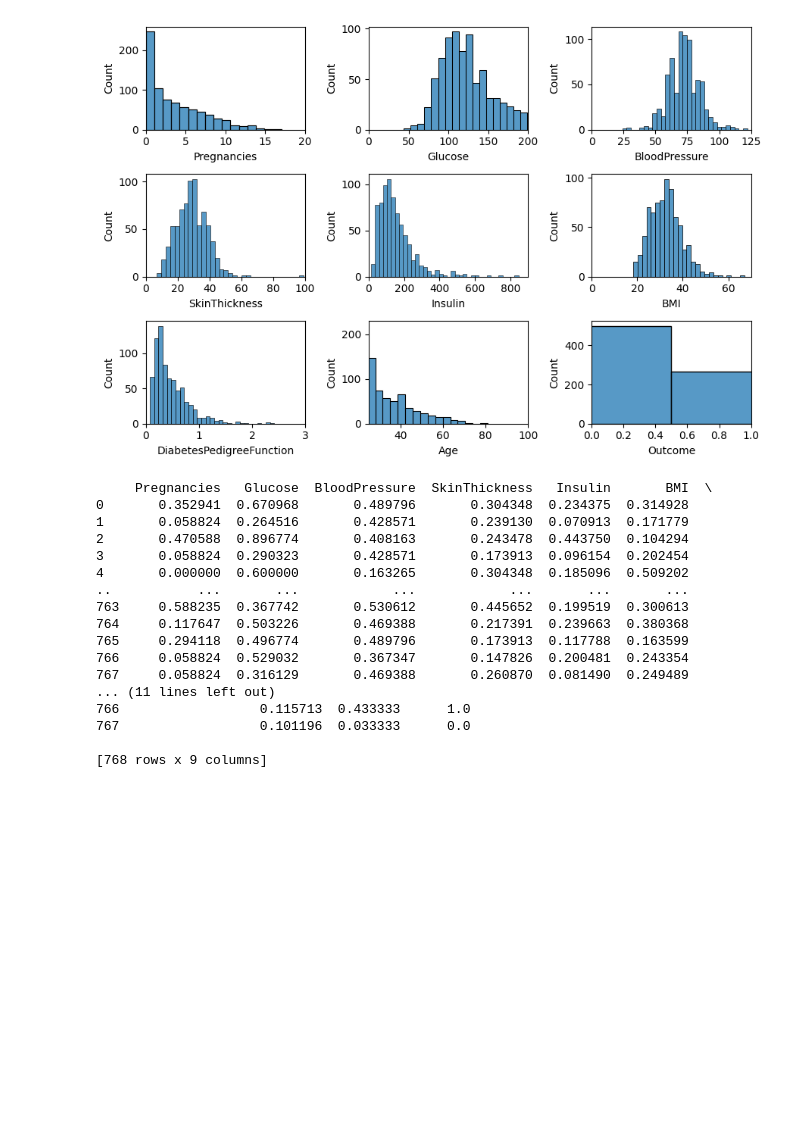
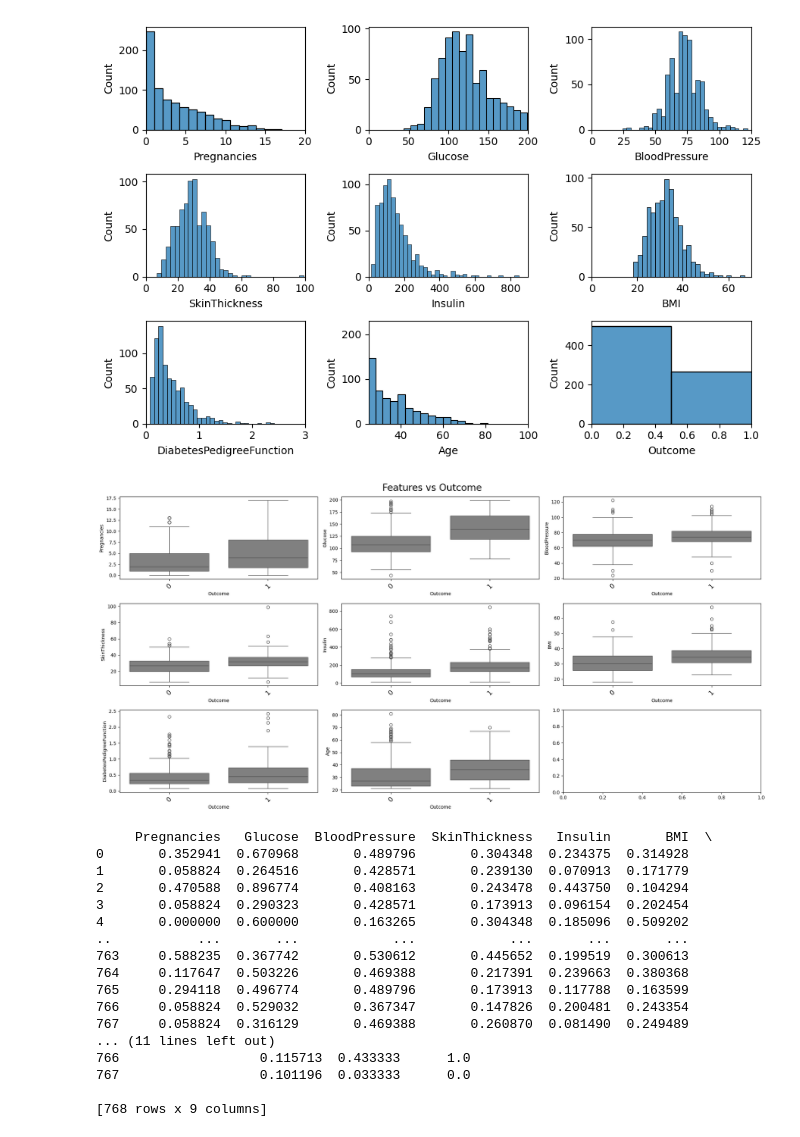
Before and after one commit to drtclem/Decision_Tree, a Jupyter notebook: src/explore_2.ipynb, the cells around one changed output. Saved outputs shown, nothing was run; the diff lists cells and outputs as text; code cells hidden in the pictures; blank space fills up the shorter version.

```diff
--- a/src/explore_2.ipynb
+++ b/src/explore_2.ipynb
@@ -187,6 +189,30 @@ plt.tight_layout()
 plt.show()
 # %% [output]
 [figure]
+# %%
+#Let's make some box plots with diabets yes/no on the x axis and the features on the y axis
+fig, axs = plt.subplots(3, 3, figsize=(20, 10))  # 3x3 grid
+axs = axs.flatten()  # Flatten to a 1D array for easy indexing
+
+fig.suptitle('Features vs Outcome', fontsize=20)
+
+# Iterate over features (excluding 'Outcome')
+for i, feature in enumerate(df.drop('Outcome', axis=1).columns):
+
+    # Create boxplot
+    sns.boxplot(data=df, x='Outcome', y=feature, color='grey', ax=axs[i])
+
+    # Rotate x-axis labels
+    axs[i].tick_params(axis='x', labelrotation=45, labelsize=14)
+
+    # Set labels
+    axs[i].set_xlabel('Outcome')
+    axs[i].set_ylabel(feature)
+
+plt.tight_layout()
+plt.show()
+# %% [output]
+[figure, added]
 # %%
 #Want to normalize this real quick before heatmap, just to see
 
```
Also changed, not shown: parts of 19 cells of this notebook, 1 other file.
